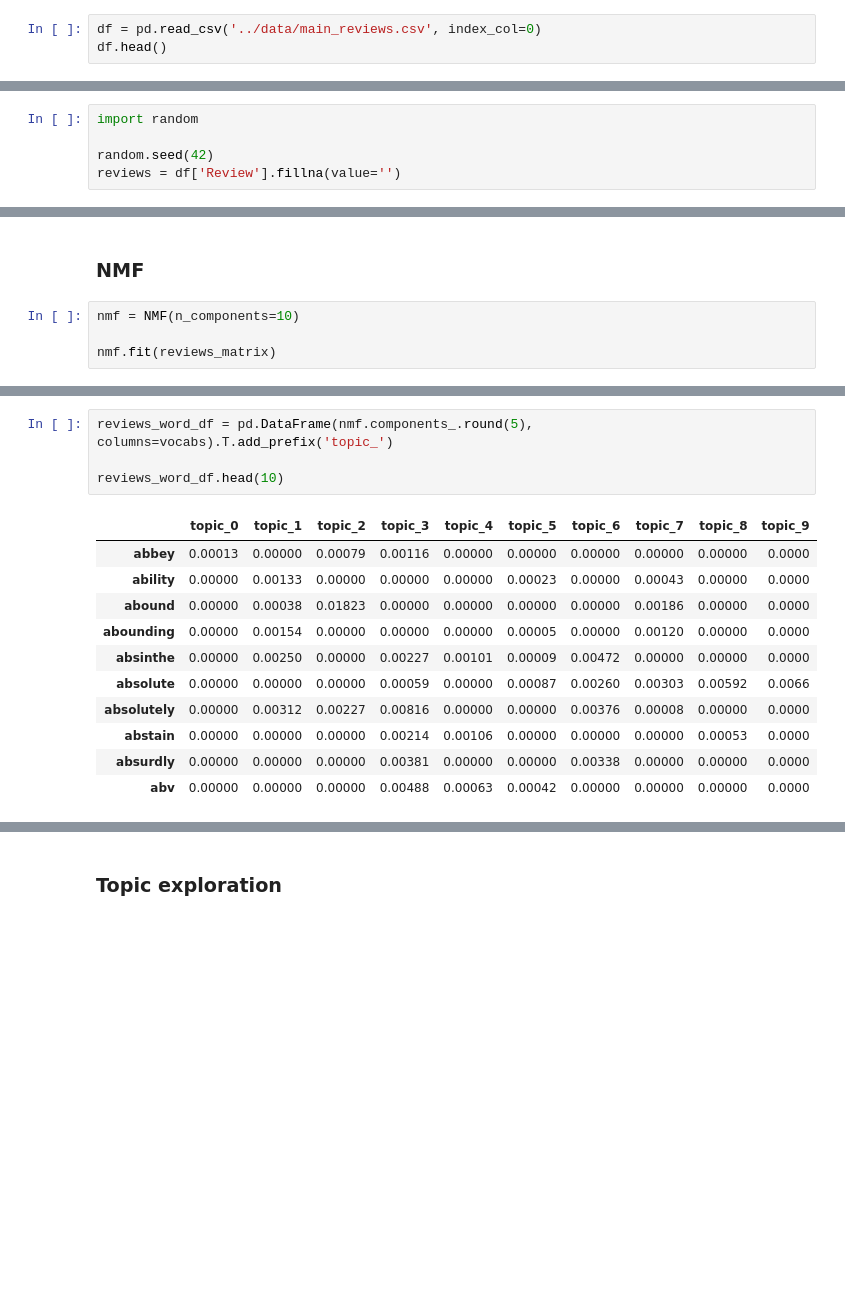
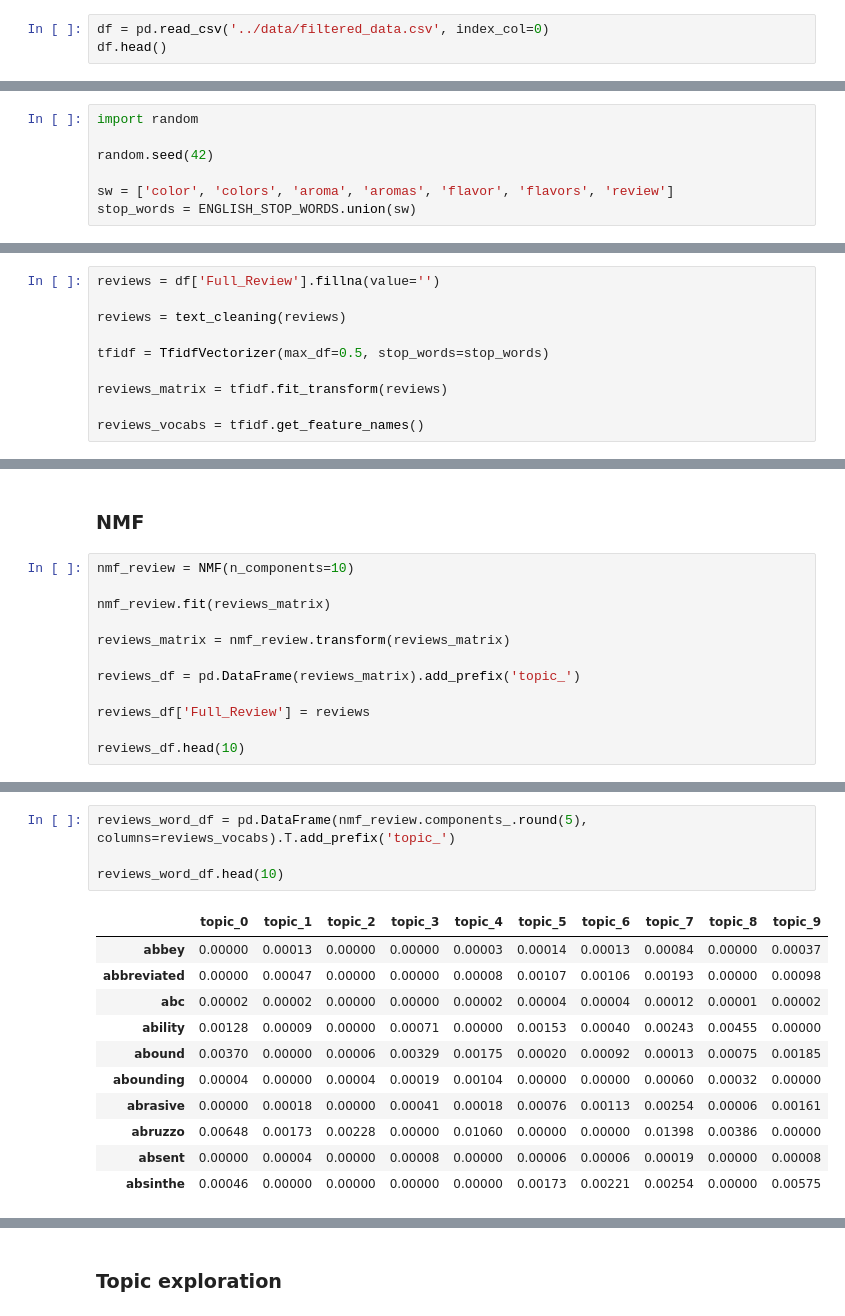
Before and after one commit to luongtruong77/nlp-drinks-cocktails-recommender, a Jupyter notebook: notebooks/topic-modeling.ipynb, the cells around one changed output, grey strips where cells are left out. Saved outputs shown, nothing was run; the diff lists cells and outputs as text; blank space fills up the shorter version.

Commit message:
data on cocktails and all spirits are cleaned

```diff
--- a/notebooks/topic-modeling.ipynb
+++ b/notebooks/topic-modeling.ipynb
@@ -47,4 +24,4 @@ df.head()
 # %%
-df = pd.read_csv('../data/main_reviews.csv', index_col=0)
+df = pd.read_csv('../data/filtered_data.csv', index_col=0)
 df.head()
 # %% [output]
@@ -80,5 +51,7 @@ memory usage: 1.4+ MB
 import random
 
 random.seed(42)
-reviews = df['Review'].fillna(value='')
+
+sw = ['color', 'colors', 'aroma', 'aromas', 'flavor', 'flavors', 'review']
+stop_words = ENGLISH_STOP_WORDS.union(sw)
 # %%
@@ -93,3 +99,13 @@ reviews = reviews.apply(lambda x: re.sub(r'\d+', '', x))
+# %%
+reviews = df['Full_Review'].fillna(value='')
+
+reviews = text_cleaning(reviews)
+
+tfidf = TfidfVectorizer(max_df=0.5, stop_words=stop_words)
+
+reviews_matrix = tfidf.fit_transform(reviews)
+
+reviews_vocabs = tfidf.get_feature_names()
 # %%
 for review in reviews.sample(5).values:
     print(review)
@@ -133,7 +124,15 @@ def display_topics(model, feature_names, no_top_words, topic_names=None):
 # %% [markdown]
 ### NMF
 # %%
-nmf = NMF(n_components=10)
+nmf_review = NMF(n_components=10)
 
-nmf.fit(reviews_matrix)
+nmf_review.fit(reviews_matrix)
+
+reviews_matrix = nmf_review.transform(reviews_matrix)
+
+reviews_df = pd.DataFrame(reviews_matrix).add_prefix('topic_')
+
+reviews_df['Full_Review'] = reviews
+
+reviews_df.head(10)
 # %% [output]
@@ -159,17 +150,17 @@ reviews_df.head(10)
 # %%
-reviews_word_df = pd.DataFrame(nmf.components_.round(5), columns=vocabs).T.add_prefix('topic_')
+reviews_word_df = pd.DataFrame(nmf_review.components_.round(5), columns=reviews_vocabs).T.add_prefix('topic_')
 
 reviews_word_df.head(10)
 # %% [output]
 |  | topic_0 | topic_1 | topic_2 | topic_3 | topic_4 | topic_5 | topic_6 | topic_7 | topic_8 | topic_9 |
-| abbey | 0.00013 | 0.00000 | 0.00079 | 0.00116 | 0.00000 | 0.00000 | 0.00000 | 0.00000 | 0.00000 | 0.0000 |
-| ability | 0.00000 | 0.00133 | 0.00000 | 0.00000 | 0.00000 | 0.00023 | 0.00000 | 0.00043 | 0.00000 | 0.0000 |
-| abound | 0.00000 | 0.00038 | 0.01823 | 0.00000 | 0.00000 | 0.00000 | 0.00000 | 0.00186 | 0.00000 | 0.0000 |
-| abounding | 0.00000 | 0.00154 | 0.00000 | 0.00000 | 0.00000 | 0.00005 | 0.00000 | 0.00120 | 0.00000 | 0.0000 |
-| absinthe | 0.00000 | 0.00250 | 0.00000 | 0.00227 | 0.00101 | 0.00009 | 0.00472 | 0.00000 | 0.00000 | 0.0000 |
-| absolute | 0.00000 | 0.00000 | 0.00000 | 0.00059 | 0.00000 | 0.00087 | 0.00260 | 0.00303 | 0.00592 | 0.0066 |
-| absolutely | 0.00000 | 0.00312 | 0.00227 | 0.00816 | 0.00000 | 0.00000 | 0.00376 | 0.00008 | 0.00000 | 0.0000 |
-| abstain | 0.00000 | 0.00000 | 0.00000 | 0.00214 | 0.00106 | 0.00000 | 0.00000 | 0.00000 | 0.00053 | 0.0000 |
-| absurdly | 0.00000 | 0.00000 | 0.00000 | 0.00381 | 0.00000 | 0.00000 | 0.00338 | 0.00000 | 0.00000 | 0.0000 |
-| abv | 0.00000 | 0.00000 | 0.00000 | 0.00488 | 0.00063 | 0.00042 | 0.00000 | 0.00000 | 0.00000 | 0.0000 |
+| abbey | 0.00000 | 0.00013 | 0.00000 | 0.00000 | 0.00003 | 0.00014 | 0.00013 | 0.00084 | 0.00000 | 0.00037 |
+| abbreviated | 0.00000 | 0.00047 | 0.00000 | 0.00000 | 0.00008 | 0.00107 | 0.00106 | 0.00193 | 0.00000 | 0.00098 |
+| abc | 0.00002 | 0.00002 | 0.00000 | 0.00000 | 0.00002 | 0.00004 | 0.00004 | 0.00012 | 0.00001 | 0.00002 |
+| ability | 0.00128 | 0.00009 | 0.00000 | 0.00071 | 0.00000 | 0.00153 | 0.00040 | 0.00243 | 0.00455 | 0.00000 |
+| abound | 0.00370 | 0.00000 | 0.00006 | 0.00329 | 0.00175 | 0.00020 | 0.00092 | 0.00013 | 0.00075 | 0.00185 |
+| abounding | 0.00004 | 0.00000 | 0.00004 | 0.00019 | 0.00104 | 0.00000 | 0.00000 | 0.00060 | 0.00032 | 0.00000 |
+| abrasive | 0.00000 | 0.00018 | 0.00000 | 0.00041 | 0.00018 | 0.00076 | 0.00113 | 0.00254 | 0.00006 | 0.00161 |
+| abruzzo | 0.00648 | 0.00173 | 0.00228 | 0.00000 | 0.01060 | 0.00000 | 0.00000 | 0.01398 | 0.00386 | 0.00000 |
+| absent | 0.00000 | 0.00004 | 0.00000 | 0.00008 | 0.00000 | 0.00006 | 0.00006 | 0.00019 | 0.00000 | 0.00008 |
+| absinthe | 0.00046 | 0.00000 | 0.00000 | 0.00000 | 0.00000 | 0.00173 | 0.00221 | 0.00254 | 0.00000 | 0.00575 |
 # %%
```
Also changed, not shown: parts of 56 cells of this notebook, 2 other files.
